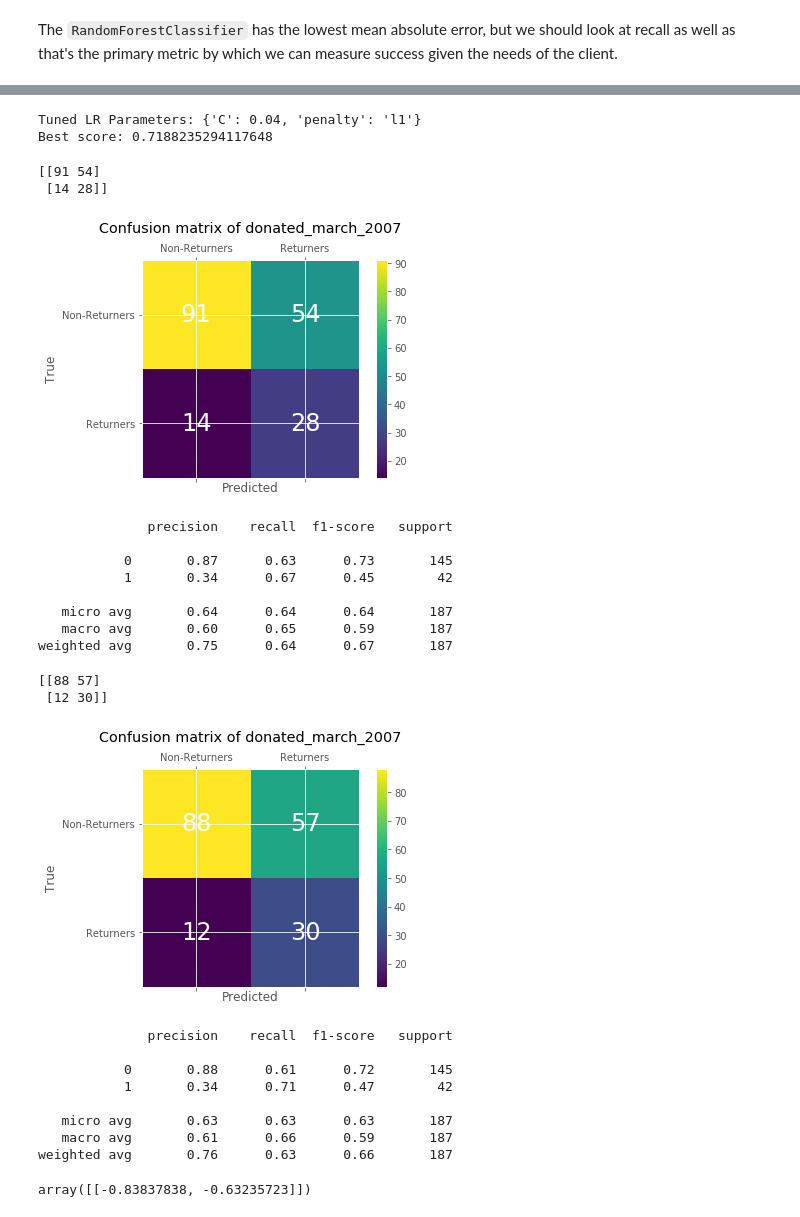
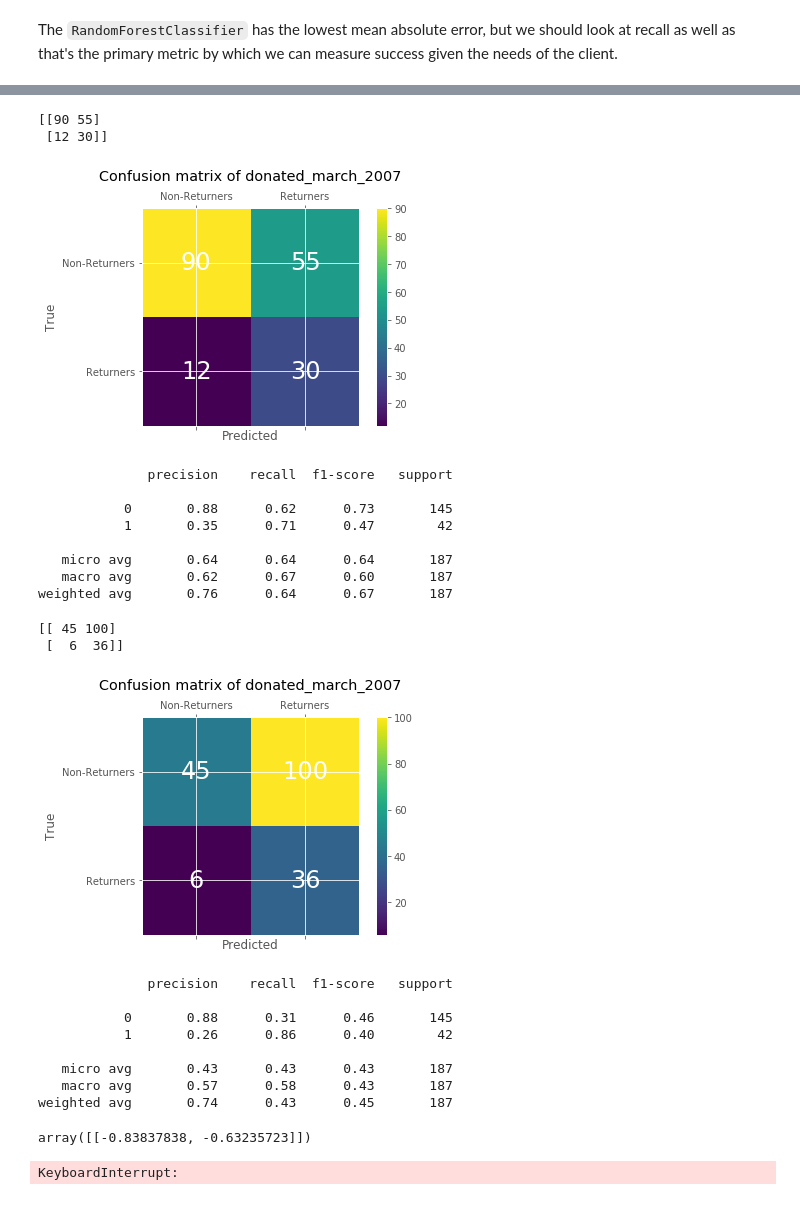
Before and after one commit to josephjpetersen/Blood_Donation_Machine_Learning_Modeling, a Jupyter notebook: jp_capstone1_further_analysis.ipynb, the cells around one changed output, grey strips where cells are left out. Cells and saved outputs as stored; diff of their text form; code cells hidden in the pictures.

```diff
--- a/jp_capstone1_further_analysis.ipynb
+++ b/jp_capstone1_further_analysis.ipynb
@@ -426,45 +407,49 @@ GridSearchCV(cv=5, error_score='raise-deprecating',
-# %%
-print("Tuned LR Parameters: {}".format(lr_gs.best_params_))
-print("Best score: {}".format(lr_gs.best_score_))
-# %% [output]
-Tuned LR Parameters: {'C': 0.04, 'penalty': 'l1'}
-Best score: 0.7188235294117648
 # %%
-best_lr = LogisticRegression(solver='liblinear', random_state=23, C=0.04, penalty='l1')
+best_lr = LogisticRegression(solver='liblinear', random_state=23, C=0.0008, penalty='l2')
 best_lr.fit(X_train, y_train)
 
 y_pred = best_lr.predict(X_test)
 con_mat(best_lr, X_train, X_test, y_train, y_test, y_pred)
 # %% [output]
-[[91 54]
- [14 28]]
+[[90 55]
+ [12 30]]
-[figure, old version]
+[figure, new version]
               precision    recall  f1-score   support
 
-           0       0.87      0.63      0.73       145
-           1       0.34      0.67      0.45        42
+           0       0.88      0.62      0.73       145
+           1       0.35      0.71      0.47        42
 
    micro avg       0.64      0.64      0.64       187
-   macro avg       0.60      0.65      0.59       187
-weighted avg       0.75      0.64      0.67       187
+   macro avg       0.62      0.67      0.60       187
+weighted avg       0.76      0.64      0.67       187
 # %%
 y_pred = best_lr.predict_proba(X_test)
 y_pred_adj = adjusted_threshold(y_pred, 0.47)
 
 con_mat(best_lr, X_train, X_test, y_train, y_test, y_pred_adj)
 # %% [output]
-[[88 57]
- [12 30]]
+[[ 45 100]
+ [  6  36]]
-[figure, old version]
+[figure, new version]
               precision    recall  f1-score   support
 
-           0       0.88      0.61      0.72       145
-           1       0.34      0.71      0.47        42
+           0       0.88      0.31      0.46       145
+           1       0.26      0.86      0.40        42
 
-   micro avg       0.63      0.63      0.63       187
-   macro avg       0.61      0.66      0.59       187
-weighted avg       0.76      0.63      0.66       187
+   micro avg       0.43      0.43      0.43       187
+   macro avg       0.57      0.58      0.43       187
+weighted avg       0.74      0.43      0.45       187
 # %%
 best_lr.coef_
 # %% [output]
 array([[-0.83837838, -0.63235723]])
+# %%
+svm_poly = SVC(kernel='poly', random_state=23)
+param_grid = {'C': [0.1, 1, 10, 100],
+              'gamma': [0.1, 1, 10, 100],
+              'degree': [1, 2, 3, 4]}
+
+svm_poly_gs = GridSearchCV(svm_poly, param_grid, cv=5, n_jobs=-1, scoring='accuracy')
+%time svm_poly_gs.fit(X_train, y_train)
+# %% [output]
+KeyboardInterrupt:
```
Also changed, not shown: parts of 10 cells of this notebook, 2 other files.
